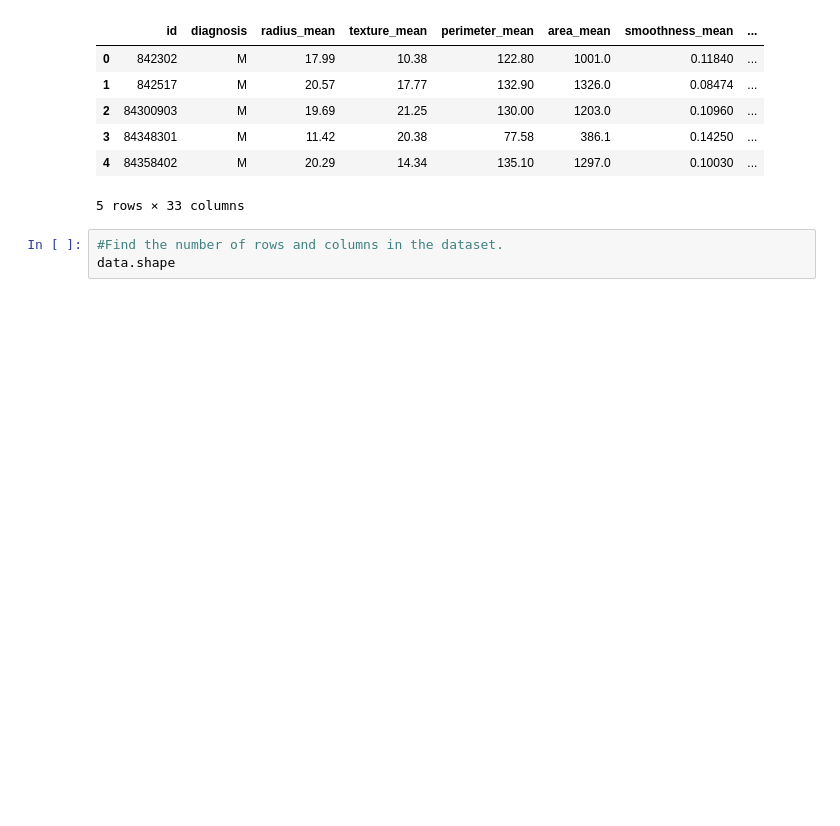
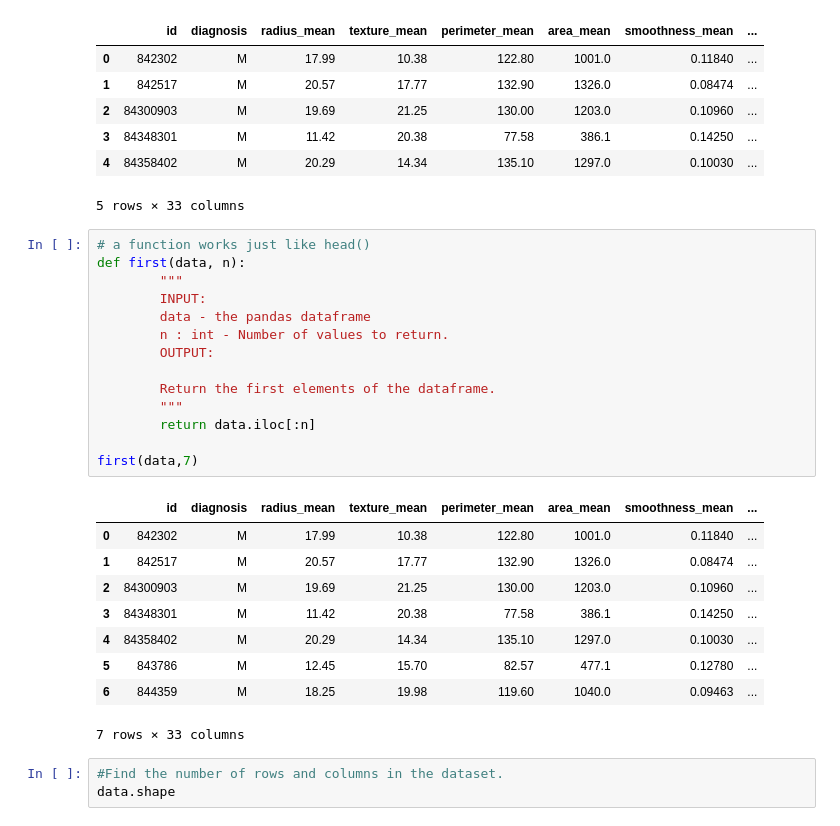
Before and after one commit to Hanan-codes/Breast-Cancer-Wisconsin-Diagnostic-, a Jupyter notebook: Breast Cancer Dignostics project.ipynb, the cells around one changed output. Cells and saved outputs as stored; diff of their text form; blank space fills up the shorter version.

```diff
--- a/Breast Cancer Dignostics project.ipynb
+++ b/Breast Cancer Dignostics project.ipynb
@@ -30,6 +30,30 @@ data.head()
 | 3 | 84348301 | M | 11.42 | 20.38 | 77.58 | 386.1 | 0.14250 | ... |
 | 4 | 84358402 | M | 20.29 | 14.34 | 135.10 | 1297.0 | 0.10030 | ... |
 5 rows × 33 columns
+# %%
+# a function works just like head()
+def first(data, n):
+        """
+        INPUT:
+        data - the pandas dataframe
+        n : int - Number of values to return.
+        OUTPUT:
+
+        Return the first elements of the dataframe.
+        """
+        return data.iloc[:n]
+
+first(data,7)
+# %% [output]
+|  | id | diagnosis | radius_mean | texture_mean | perimeter_mean | area_mean | smoothness_mean | ... |
+| 0 | 842302 | M | 17.99 | 10.38 | 122.80 | 1001.0 | 0.11840 | ... |
+| 1 | 842517 | M | 20.57 | 17.77 | 132.90 | 1326.0 | 0.08474 | ... |
+| 2 | 84300903 | M | 19.69 | 21.25 | 130.00 | 1203.0 | 0.10960 | ... |
+| 3 | 84348301 | M | 11.42 | 20.38 | 77.58 | 386.1 | 0.14250 | ... |
+| 4 | 84358402 | M | 20.29 | 14.34 | 135.10 | 1297.0 | 0.10030 | ... |
+| 5 | 843786 | M | 12.45 | 15.70 | 82.57 | 477.1 | 0.12780 | ... |
+| 6 | 844359 | M | 18.25 | 19.98 | 119.60 | 1040.0 | 0.09463 | ... |
+7 rows × 33 columns
 # %%
 #Find the number of rows and columns in the dataset.
 data.shape
```
Also changed, not shown: parts of 1 cell of this notebook.
